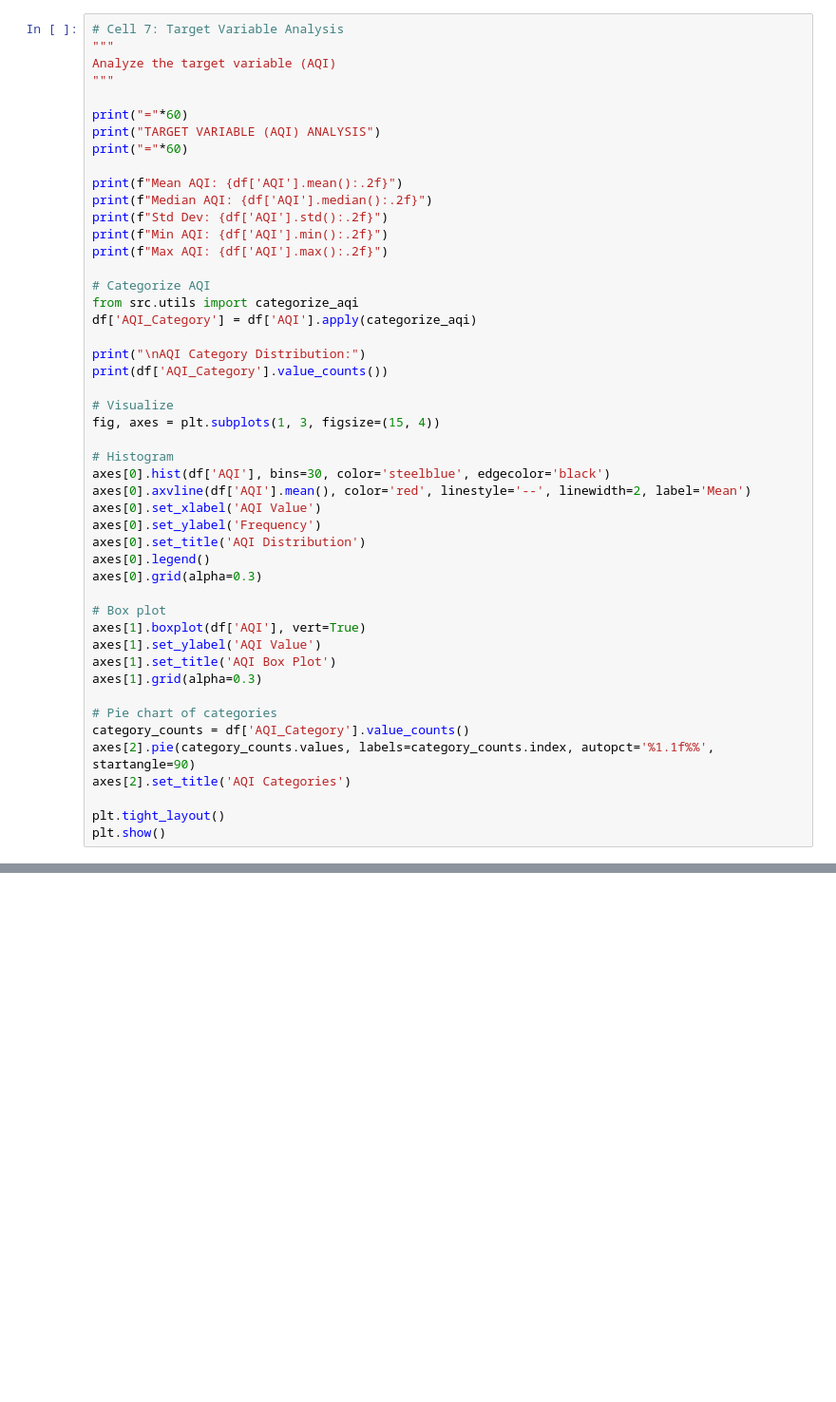
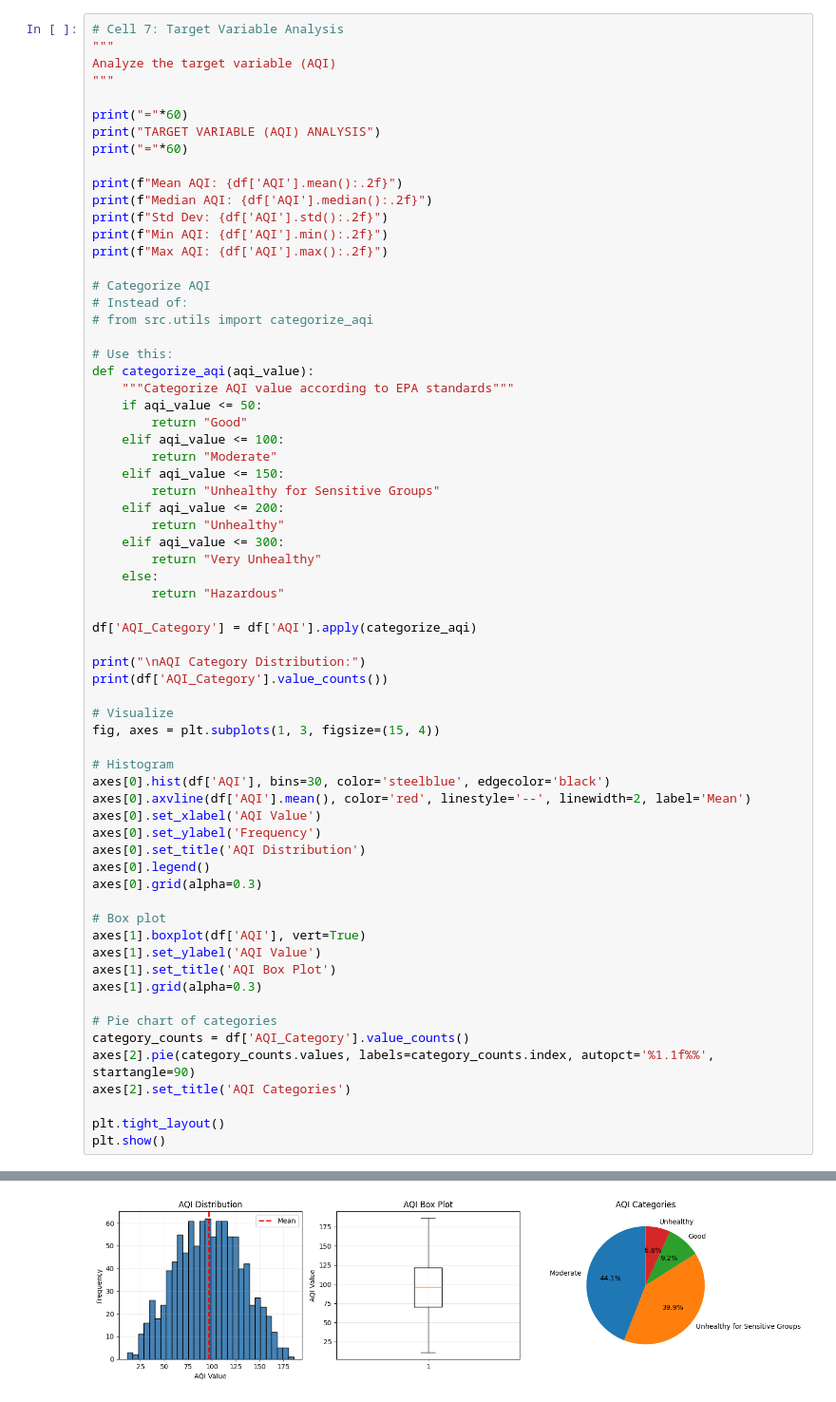
Before and after one commit to NathanMwaura/PLP_AI_week_2, a Jupyter notebook: aqi-climate-action/notebooks/01_EDA.ipynb, the cells around one changed output, grey strips where cells are left out. Shown: that part at 95% size. Saved outputs shown, nothing was run; the diff lists cells and outputs as text; blank space fills up the shorter version.

```diff
--- a/aqi-climate-action/notebooks/01_EDA.ipynb
+++ b/aqi-climate-action/notebooks/01_EDA.ipynb
@@ -149,7 +290,25 @@ print(f"Min AQI: {df['AQI'].min():.2f}")
 print(f"Max AQI: {df['AQI'].max():.2f}")
 
 # Categorize AQI
-from src.utils import categorize_aqi
+# Instead of:
+# from src.utils import categorize_aqi
+
+# Use this:
+def categorize_aqi(aqi_value):
+    """Categorize AQI value according to EPA standards"""
+    if aqi_value <= 50:
+        return "Good"
+    elif aqi_value <= 100:
+        return "Moderate"
+    elif aqi_value <= 150:
+        return "Unhealthy for Sensitive Groups"
+    elif aqi_value <= 200:
+        return "Unhealthy"
+    elif aqi_value <= 300:
+        return "Very Unhealthy"
+    else:
+        return "Hazardous"
+
 df['AQI_Category'] = df['AQI'].apply(categorize_aqi)
 
 print("\nAQI Category Distribution:")
@@ -180,3 +339,4 @@ axes[2].set_title('AQI Categories')
 
 plt.tight_layout()
 plt.show()
+# %% [output]
@@ -183,3 +359,4 @@ plt.show()
+[figure, added]
 # %%
 # Cell 8: Correlation Analysis (Fixed)
 """
```
Also changed, not shown: parts of 15 cells of this notebook, 11 other files.
